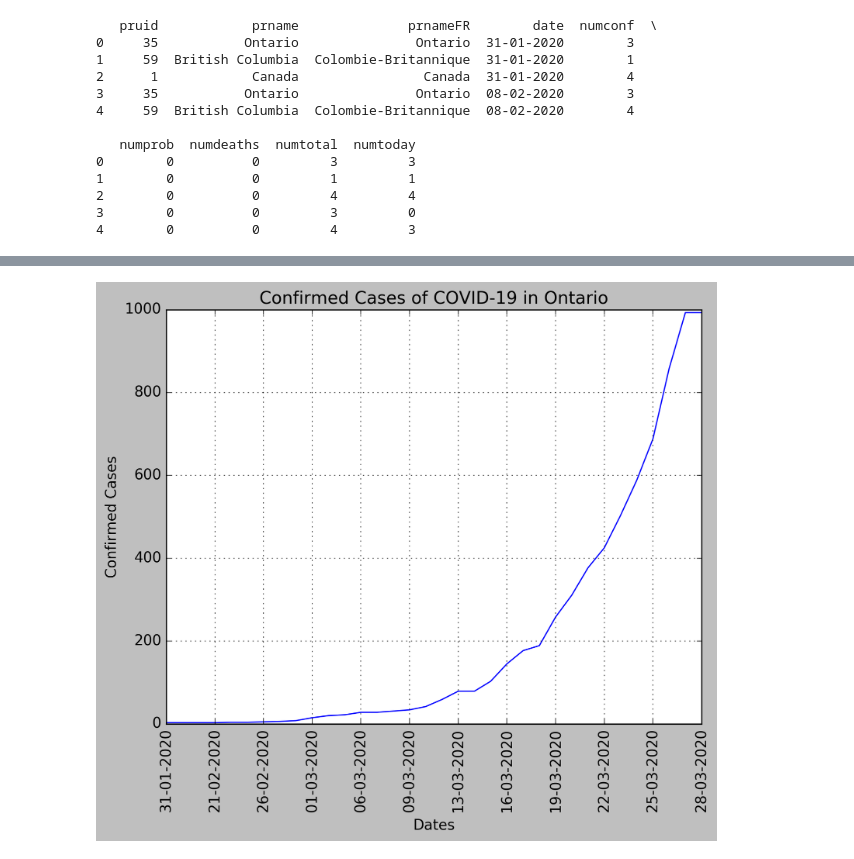
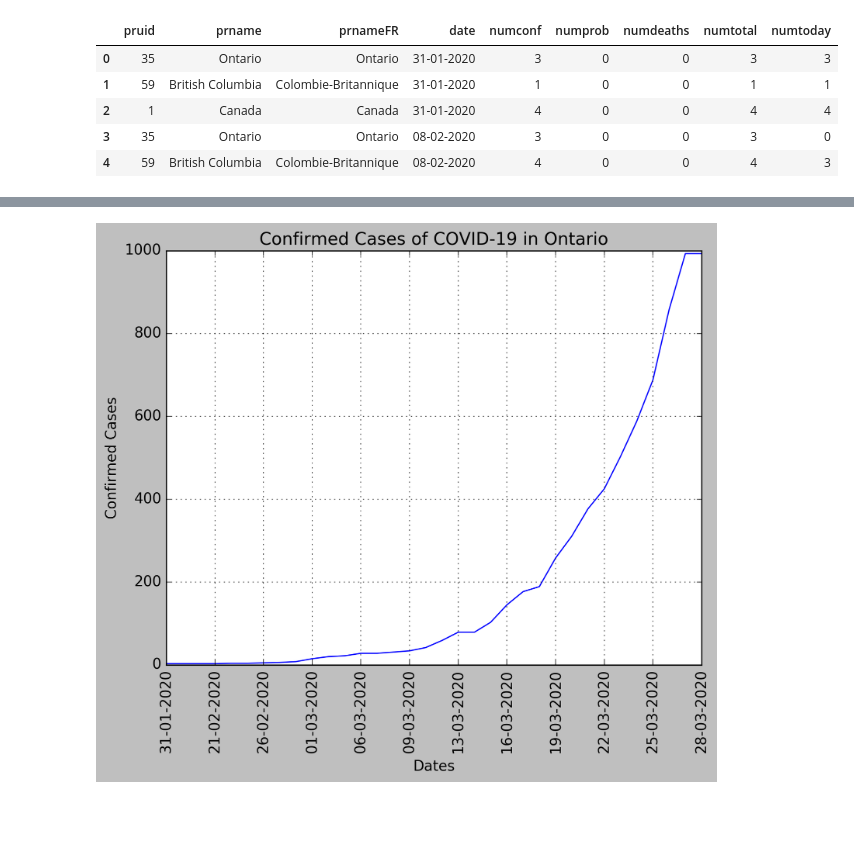
Before and after one commit to MichaszJ/Ontario-COVID-19, a Jupyter notebook: Ontario-COVID-19.ipynb, the cells around one changed output, grey strips where cells are left out. Drawn from its saved outputs; the diff is of its cells as text; code cells hidden in the pictures; blank space fills up the shorter version.

```diff
--- a/Ontario-COVID-19.ipynb
+++ b/Ontario-COVID-19.ipynb
@@ -5,22 +4,15 @@ import numpy as np
 # %%
 # csv from https://www.canada.ca/en/public-health/services/diseases/2019-novel-coronavirus-infection.html
 dfTotal = pd.read_csv('covid19.csv')
 
-print(dfTotal.head())
+dfTotal.head()
 # %% [output]
-   pruid            prname              prnameFR        date  numconf  \
-0     35           Ontario               Ontario  31-01-2020        3
-1     59  British Columbia  Colombie-Britannique  31-01-2020        1
-2      1            Canada                Canada  31-01-2020        4
-3     35           Ontario               Ontario  08-02-2020        3
-4     59  British Columbia  Colombie-Britannique  08-02-2020        4
-
-   numprob  numdeaths  numtotal  numtoday
-0        0          0         3         3
-1        0          0         1         1
-2        0          0         4         4
-3        0          0         3         0
-4        0          0         4         3
+|  | pruid | prname | prnameFR | date | numconf | numprob | numdeaths | numtotal | numtoday |
+| 0 | 35 | Ontario | Ontario | 31-01-2020 | 3 | 0 | 0 | 3 | 3 |
+| 1 | 59 | British Columbia | Colombie-Britannique | 31-01-2020 | 1 | 0 | 0 | 1 | 1 |
+| 2 | 1 | Canada | Canada | 31-01-2020 | 4 | 0 | 0 | 4 | 4 |
+| 3 | 35 | Ontario | Ontario | 08-02-2020 | 3 | 0 | 0 | 3 | 0 |
+| 4 | 59 | British Columbia | Colombie-Britannique | 08-02-2020 | 4 | 0 | 0 | 4 | 3 |
 # %%
 # extracting data from Ontario
 ontario = dfTotal.loc[dfTotal['pruid'] == 35]
```
Also changed, not shown: parts of 3 cells of this notebook.
